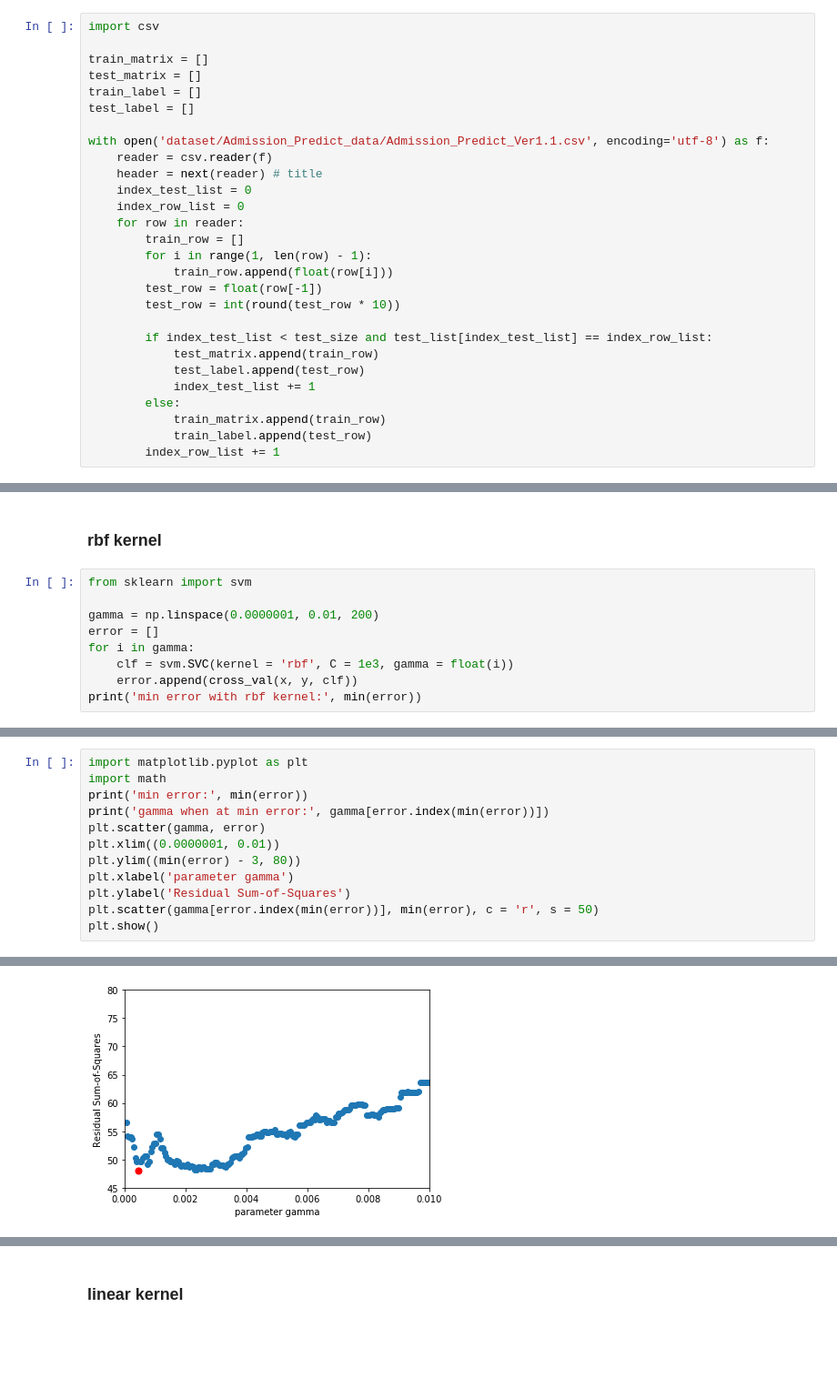
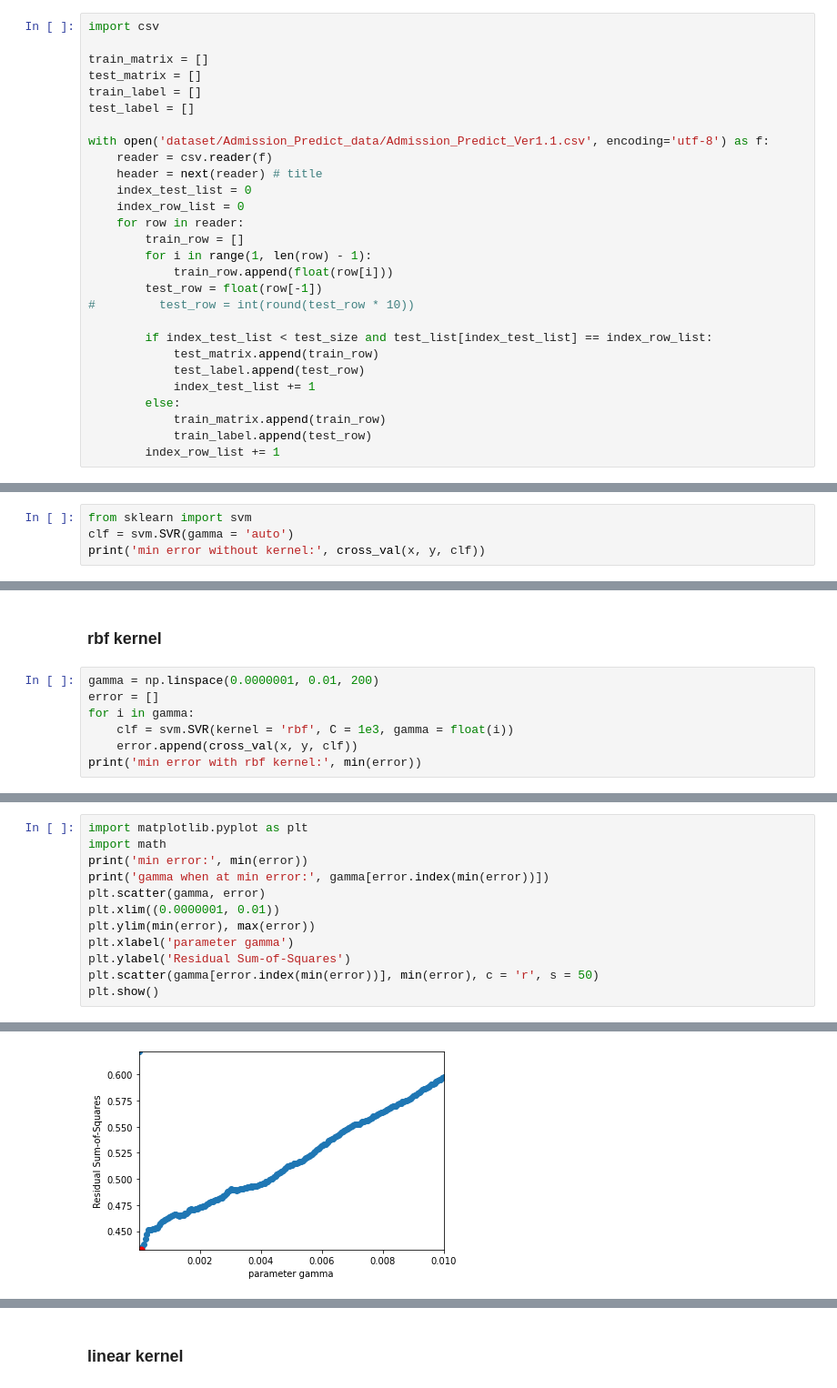
Before and after one commit to catnip0823/ML_project, a Jupyter notebook: svm.ipynb, the cells around one changed output, grey strips where cells are left out. Shown at 91% size. Cells and saved outputs as stored; diff of their text form; blank space fills up the shorter version.

```diff
--- a/svm.ipynb
+++ b/svm.ipynb
@@ -23,7 +23,7 @@ with open('dataset/Admission_Predict_data/Admission_Predict_Ver1.1.csv', encodin
         for i in range(1, len(row) - 1):
             train_row.append(float(row[i]))
         test_row = float(row[-1])
-        test_row = int(round(test_row * 10))
+#         test_row = int(round(test_row * 10))
 
         if index_test_list < test_size and test_list[index_test_list] == index_row_list:
             test_matrix.append(train_row)
@@ -58,0 +61,4 @@ def cross_val(data, label, model):
+# %%
+from sklearn import svm
+clf = svm.SVR(gamma = 'auto')
+print('min error without kernel:', cross_val(x, y, clf))
@@ -59,12 +67,10 @@ def cross_val(data, label, model):
 # %% [markdown]
 ### rbf kernel
 # %%
-from sklearn import svm
-
 gamma = np.linspace(0.0000001, 0.01, 200)
 error = []
 for i in gamma:
-    clf = svm.SVC(kernel = 'rbf', C = 1e3, gamma = float(i))
+    clf = svm.SVR(kernel = 'rbf', C = 1e3, gamma = float(i))
     error.append(cross_val(x, y, clf))
 print('min error with rbf kernel:', min(error))
 # %% [output]
@@ -76,7 +82,7 @@ print('min error:', min(error))
 print('gamma when at min error:', gamma[error.index(min(error))])
 plt.scatter(gamma, error)
 plt.xlim((0.0000001, 0.01))
-plt.ylim((min(error) - 3, 80))
+plt.ylim(min(error), max(error))
 plt.xlabel('parameter gamma')
 plt.ylabel('Residual Sum-of-Squares')
 plt.scatter(gamma[error.index(min(error))], min(error), c = 'r', s = 50)
@@ -87 +93 @@ gamma when at min error: 0.000452356783919598
-[figure, old version]
+[figure, new version]
```
Also changed, not shown: parts of 12 cells of this notebook.
